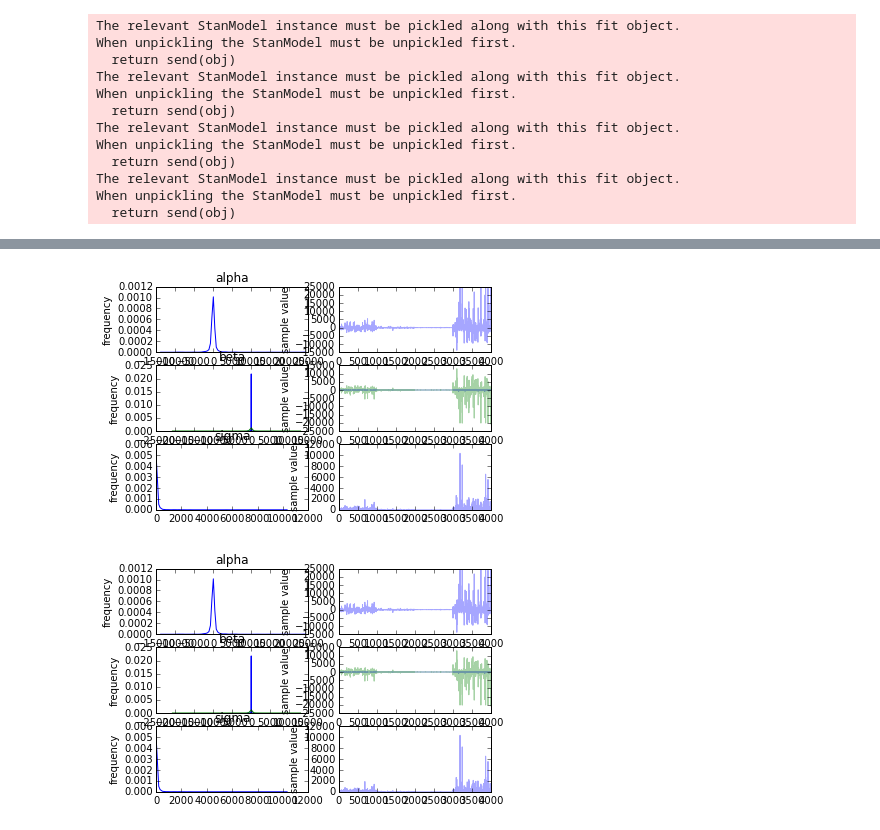
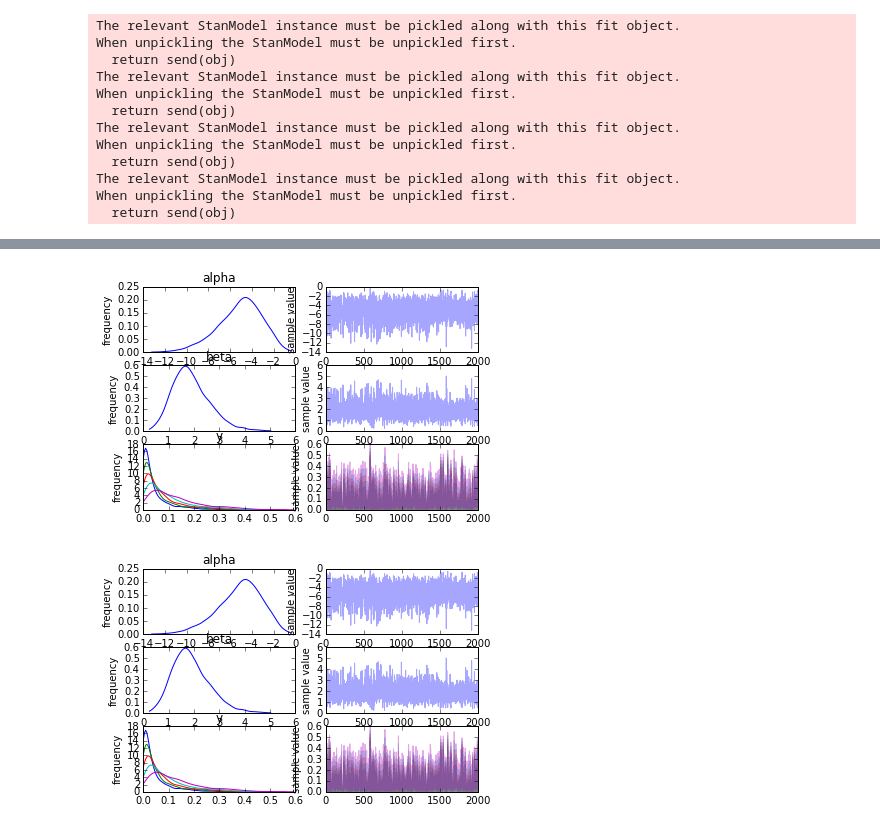
Before and after one commit to hillbs/Differential-Equations-and-Linear-Algebra, a Jupyter notebook: Bayesianism/pystan/PyStan_2_example.ipynb, the cells around one changed output, grey strips where cells are left out. Cells and saved outputs as stored; diff of their text form; code cells hidden in the pictures.

```diff
--- a/Bayesianism/pystan/PyStan_2_example.ipynb
+++ b/Bayesianism/pystan/PyStan_2_example.ipynb
@@ -132,0 +290,31 @@ convergence, Rhat=1).
+# %%
+logit_data = {'N': 20,
+              'Hours':[0.50,0.75,1.00,1.25,1.50,
+                       1.75,1.75,2.00,2.25,2.50,
+                       2.75,3.00,3.25,3.50,4.00,
+                       4.25,4.50,4.75,5.00,5.50],
+              'Pass':[0,0,0,0,0,0,1,0,1,0,
+                      1,0,1,0,1,1,1,1,1,1]}
+logit_code = '''
+data {
+      int<lower=0> N;
+      vector[N] Hours;
+      int<lower=0,upper=1> Pass[N];
+}
+parameters {
+      real alpha;
+      real beta;
+}
+model {
+      Pass ~ bernoulli_logit(alpha + beta * Hours);
+}
+generated quantities {//Trying to get probability of Pass
+    vector[5] y;
+    for (n in 1:5)
+        y[n] <- inv_logit(alpha + beta * Hours[n]);
+}
+'''
+logit_model = ps.stan(model_code=logit_code,
+                      data = logit_data,
+                      iter=1000,
+                      chains=4)
@@ -133,5 +355,5 @@ convergence, Rhat=1).
 # %%
-matrix_reg.traceplot()
+logit_model.traceplot()
 # %% [output]
-[figure, old version]
+[figure, new version]
-[figure, old version]
+[figure, new version]
```
Also changed, not shown: parts of 20 cells of this notebook, 9 other files.
